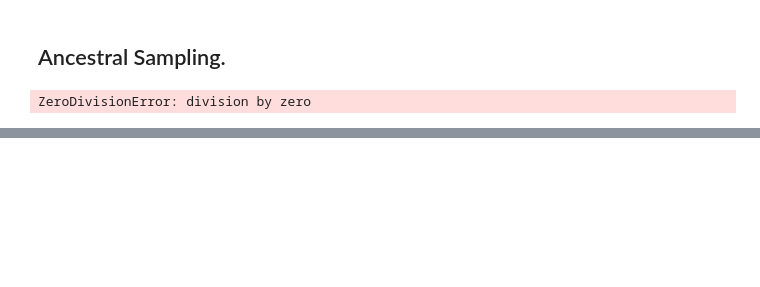
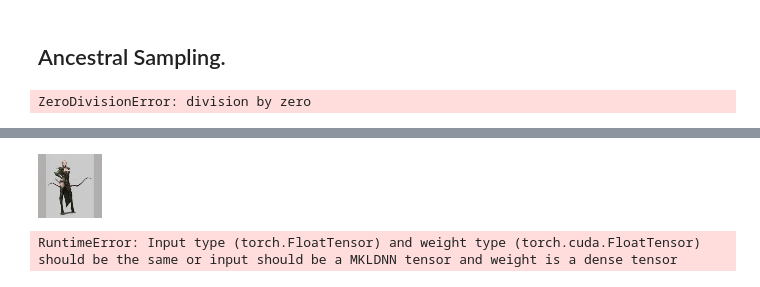
Before and after one commit to ramayer/Elucidated-Diffusion-Model-vibe-coded, a Jupyter notebook: SR3-vit.ipynb, the cells around one changed output, grey strips where cells are left out. Cells and saved outputs as stored; diff of their text form; code cells hidden in the pictures; blank space fills up the shorter version.

```diff
--- a/SR3-vit.ipynb
+++ b/SR3-vit.ipynb
@@ -285,0 +306,25 @@ train_some_sr(model, optimizer,paired_dataset, resume_from=good_checkpoint)
+# %%
+model = HybridViTUNetSR().to(device)
+experiment_name = 'fantasy'
+optimizer = torch.optim.AdamW(model.parameters(), lr = 1e-4)
+lrds,paired_dataset = get_datasets('fantasy')
+train_loader = DataLoader(paired_dataset, batch_size=2, shuffle=False)
+batch = next(iter(train_loader))
+lr_64 = batch[1]
+sr_to_pil(lr_64[0])
+# %% [output]
+[figure, added]
+# %%
+"""
+# Add to your training loop occasionally:
+with torch.no_grad():
+    structure_feats = model.structure_vit(lr_64)
+    print("ViT feature variance:", {k: v.var().item() for k, v in structure_feats.items()})
+    # Should see increasing variance over time if learning
+"""
+
+with torch.no_grad():
+    structure_feats = model.structure_vit(lr_64)
+    print("ViT feature variance:", {k: v.var().item() for k, v in structure_feats.items()})
+# %% [output]
+RuntimeError: Input type (torch.FloatTensor) and weight type (torch.cuda.FloatTensor) should be the same or input should be a MKLDNN tensor and weight is a dense tensor
```
Also changed, not shown: parts of 8 cells of this notebook, 1 other file.
